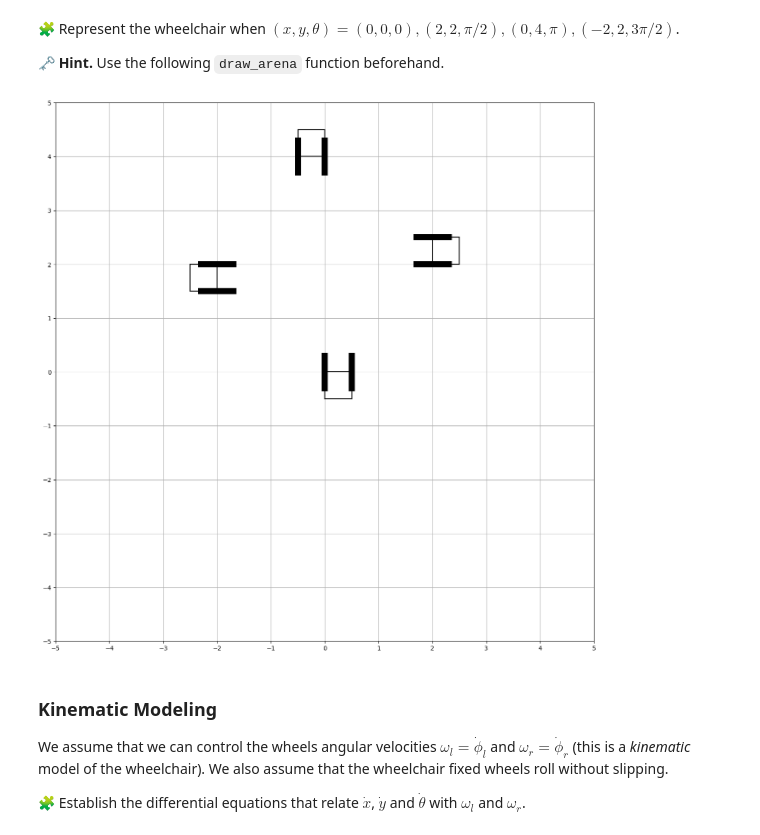
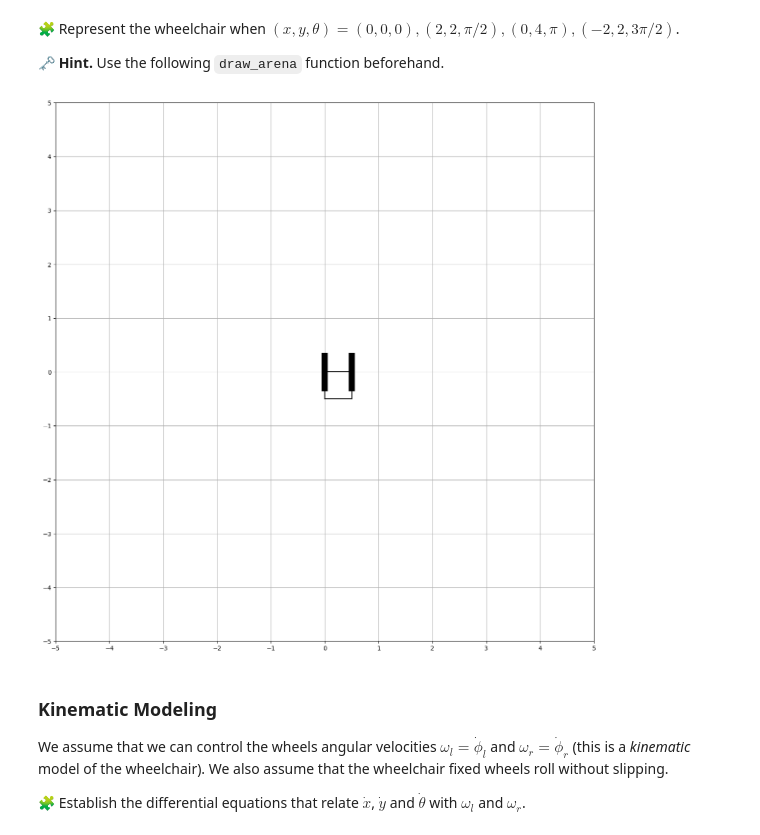
Before and after one commit to Centino00/control-engineering-with-python-project-2022-2023, a Jupyter notebook: Project-1.ipynb, the cells around one changed output. Drawn from its saved outputs; the diff is of its cells as text; code cells hidden in the pictures.

```diff
--- a/Project-1.ipynb
+++ b/Project-1.ipynb
@@ -90,11 +90,11 @@ def draw_arena(xmin, xmax, ymin, ymax):
 # %%
 draw_arena(-5,5,-5,5)
 draw_wheelchair(0,0,0)
-draw_wheelchair(2,2,np.pi/2)
-draw_wheelchair(0,4,np.pi)
-draw_wheelchair(-2,2,3*np.pi/2)
+#draw_wheelchair(2,2,np.pi/2)
+#draw_wheelchair(0,4,np.pi)
+#draw_wheelchair(-2,2,3*np.pi/2)
 # %% [output]
-[figure, old version]
+[figure, new version]
 # %% [markdown]
 ### Kinematic Modeling
 
```
Also changed, not shown: parts of 8 cells of this notebook.
